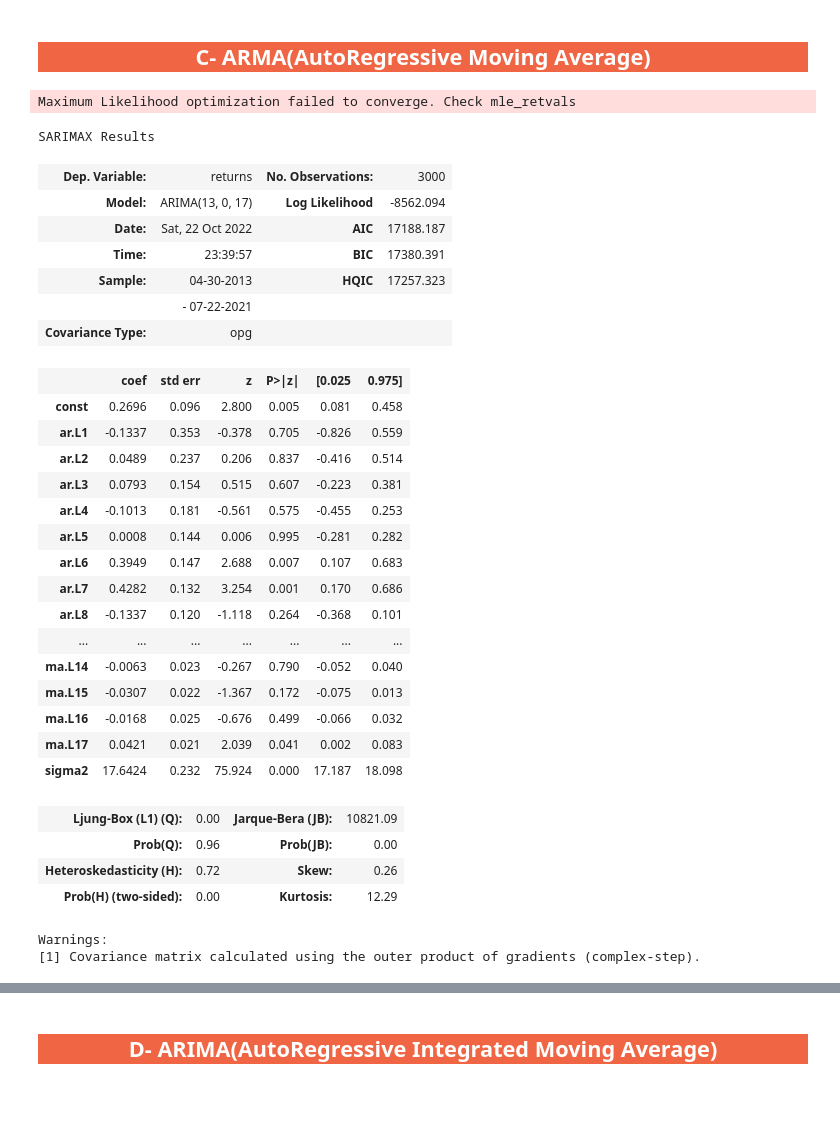
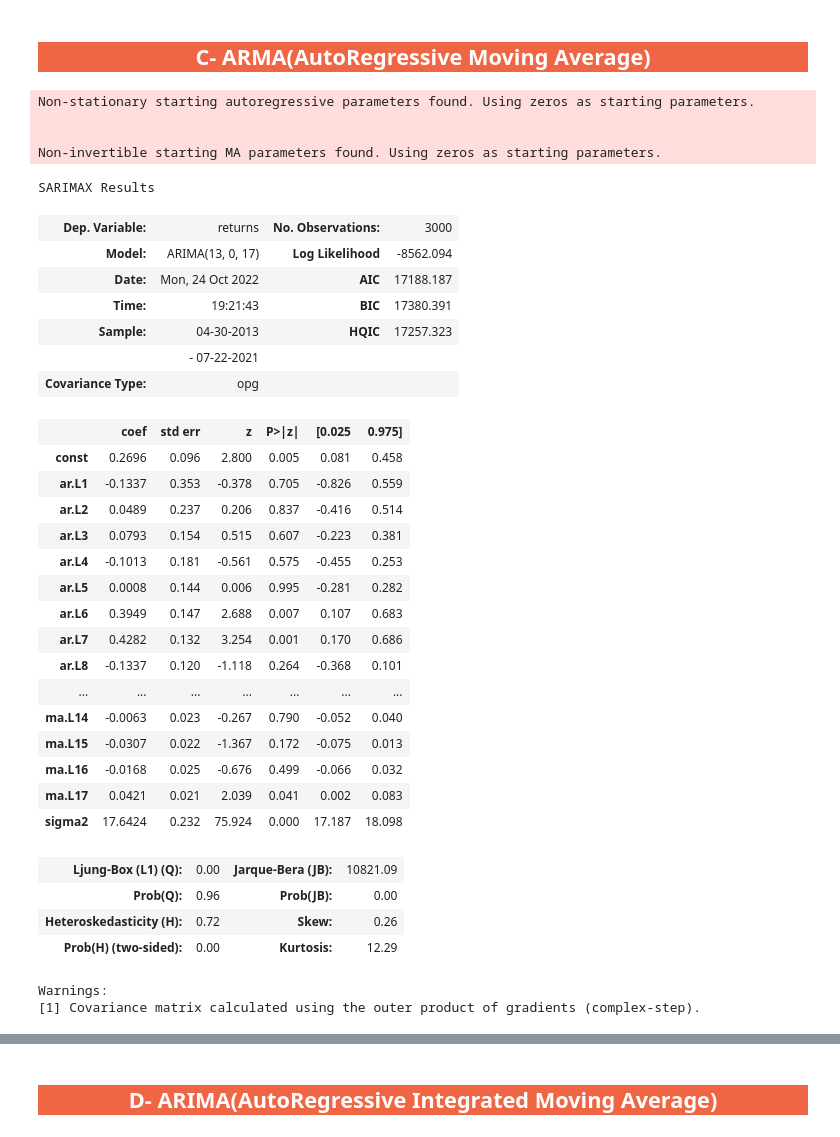
Before and after one commit to obaidagh/crypto-analysis-forcasting, a Jupyter notebook: models/arima.ipynb, the cells around one changed output, grey strips where cells are left out. Saved outputs shown, nothing was run; the diff lists cells and outputs as text; code cells hidden in the pictures; blank space fills up the shorter version.

```diff
--- a/models/arima.ipynb
+++ b/models/arima.ipynb
@@ -140,23 +180,27 @@ ma_line_fig.show()
 # %%
 arma_model_sel = sm.tsa.arma_order_select_ic(
     df_train.returns, ic=["aic", "bic"],
-    max_ar = 20,
-    max_ma=20,
+    max_ar = 17,
+    max_ma=17,
     trend=None,
     )
 
 arma_model_sel.aic_min_order,arma_model_sel.bic_min_order
+# %% [output]
+Non-stationary starting autoregressive parameters found. Using zeros as starting parameters.
+
+
+Non-invertible starting MA parameters found. Using zeros as starting parameters.
 # %%
-arma_model = sm.tsa.arima.ARIMA(df_train.returns, order=(13, 0, 17)).fit(method_kwargs={"warn_convergence": False})
+arma_model = sm.tsa.arima.ARIMA(df_train.returns, order=(13, 0, 17)).fit()
 
 arma_model.summary()
 # %% [output]
-Maximum Likelihood optimization failed to converge. Check mle_retvals
+SARIMAX Results
-SARIMAX Results
 | Dep. Variable: | returns | No. Observations: | 3000 |
 | Model: | ARIMA(13, 0, 17) | Log Likelihood | -8562.094 |
-| Date: | Sat, 22 Oct 2022 | AIC | 17188.187 |
-| Time: | 23:39:57 | BIC | 17380.391 |
+| Date: | Mon, 24 Oct 2022 | AIC | 17188.187 |
+| Time: | 19:21:43 | BIC | 17380.391 |
 | Sample: | 04-30-2013 | HQIC | 17257.323 |
 |  | - 07-22-2021 |  |  |
 | Covariance Type: | opg |  |  |
@@ -180,8 +224,8 @@ SARIMAX Results
 | Prob(Q): | 0.96 | Prob(JB): | 0.00 |
 | Heteroskedasticity (H): | 0.72 | Skew: | 0.26 |
 | Prob(H) (two-sided): | 0.00 | Kurtosis: | 12.29 |
-Warnings:
-[1] Covariance matrix calculated using the outer product of gradients (complex-step).
+Warnings:
+[1] Covariance matrix calculated using the outer product of gradients (complex-step).
 # %%
 arma_acf_fig,arma_line_fig= arima_res(arma_model)
 arma_acf_fig.show()
```
Also changed, not shown: parts of 11 cells of this notebook, 10 other files.
